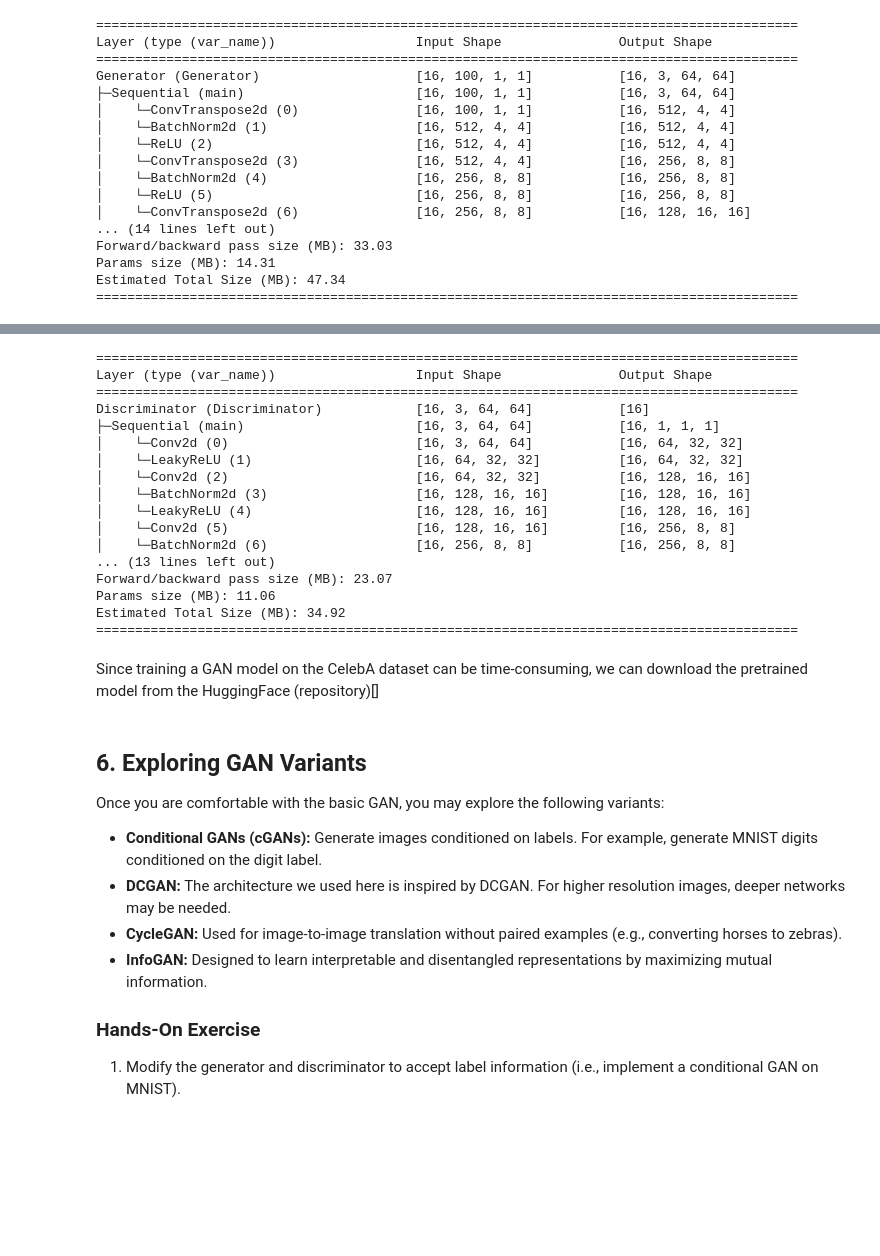
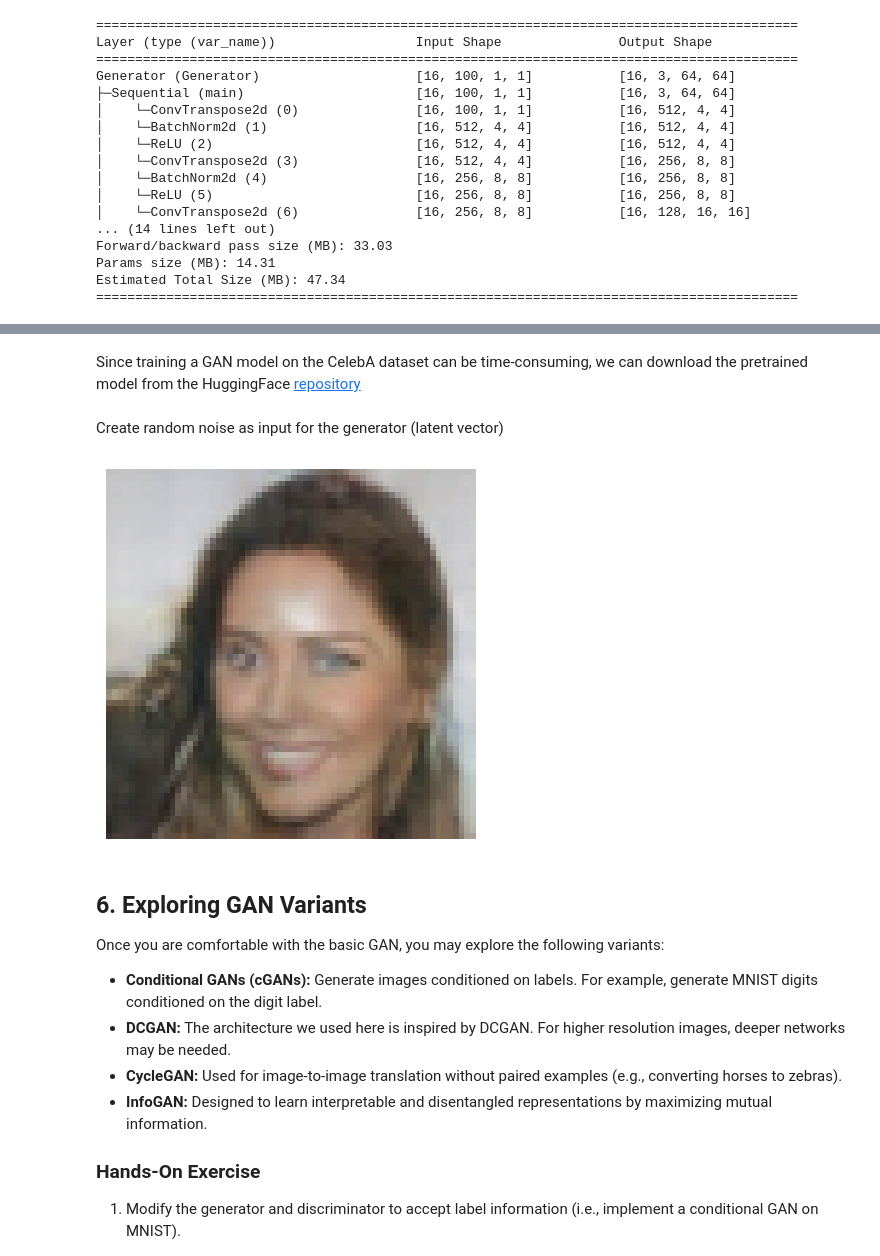
Before and after one commit to hussamalafandi/Generative_AI, a Jupyter notebook: 02/02_GANs.ipynb, the cells around one changed output, grey strips where cells are left out. Saved outputs shown, nothing was run; the diff lists cells and outputs as text; code cells hidden in the pictures; blank space fills up the shorter version.

Commit message:
Load model from HF

```diff
--- a/02/02_GANs.ipynb
+++ b/02/02_GANs.ipynb
@@ -371,30 +356,38 @@ class Discriminator(nn.Module):
-# %%
-discriminator = Discriminator(inference_config)
-
-torchinfo.summary(discriminator,
-                  input_size=(16, 3, inference_config["image_size"], inference_config["image_size"]),
-                  col_names=["input_size", "output_size"],
-                  row_settings=["var_names"])
-# %% [output]
-==========================================================================================
-Layer (type (var_name))                  Input Shape               Output Shape
-==========================================================================================
-Discriminator (Discriminator)            [16, 3, 64, 64]           [16]
-├─Sequential (main)                      [16, 3, 64, 64]           [16, 1, 1, 1]
-│    └─Conv2d (0)                        [16, 3, 64, 64]           [16, 64, 32, 32]
-│    └─LeakyReLU (1)                     [16, 64, 32, 32]          [16, 64, 32, 32]
-│    └─Conv2d (2)                        [16, 64, 32, 32]          [16, 128, 16, 16]
-│    └─BatchNorm2d (3)                   [16, 128, 16, 16]         [16, 128, 16, 16]
-│    └─LeakyReLU (4)                     [16, 128, 16, 16]         [16, 128, 16, 16]
-│    └─Conv2d (5)                        [16, 128, 16, 16]         [16, 256, 8, 8]
-│    └─BatchNorm2d (6)                   [16, 256, 8, 8]           [16, 256, 8, 8]
-... (13 lines left out)
-Forward/backward pass size (MB): 23.07
-Params size (MB): 11.06
-Estimated Total Size (MB): 34.92
-==========================================================================================
 # %% [markdown]
-Since training a GAN model on the CelebA dataset can be time-consuming, we can download the pretrained model from the HuggingFace (repository)[]
+Since training a GAN model on the CelebA dataset can be time-consuming, we can download the pretrained model from the HuggingFace [repository](https://huggingface.co/hussamalafandi/DCGAN_CelebA)
+# %%
+from huggingface_hub import hf_hub_download
+
+# Download the state dicts from Hugging Face Hub
+gen_weights_path = hf_hub_download(repo_id="hussamalafandi/DCGAN_CelebA", filename="generator.pth")
+
+# Load the state dicts into the models
+generator.load_state_dict(torch.load(gen_weights_path, map_location=device))
+generator.eval()
+generator = generator.to(device)
+# %% [markdown]
+Create random noise as input for the generator (latent vector)
+# %%
+# Create a random noise vector for inference
+noise = torch.randn(1, inference_config["latent_dim"], 1, 1).to(device)  # shape should match what the generator expects
+
+# Run inference: generate an image
+with torch.no_grad():
+    generated_image = generator(noise)
+# %%
+import matplotlib.pyplot as plt
+
+
+img = generated_image.squeeze(0).detach().cpu()
+
+# Normalize the image to [0, 1] for visualization
+img = (img + 1) / 2
+
+plt.imshow(img.permute(1, 2, 0).clamp(0, 1))
+plt.axis("off")
+plt.show()
+# %% [output]
+[figure, added]
 # %% [markdown]
 ## 6. Exploring GAN Variants
 
```
Also changed, not shown: parts of 4 cells of this notebook.
